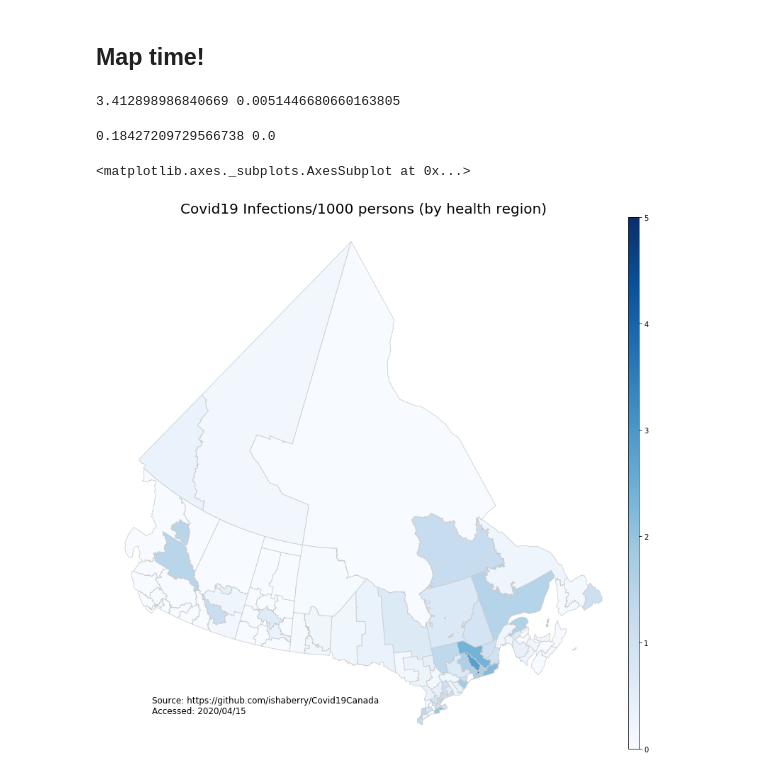
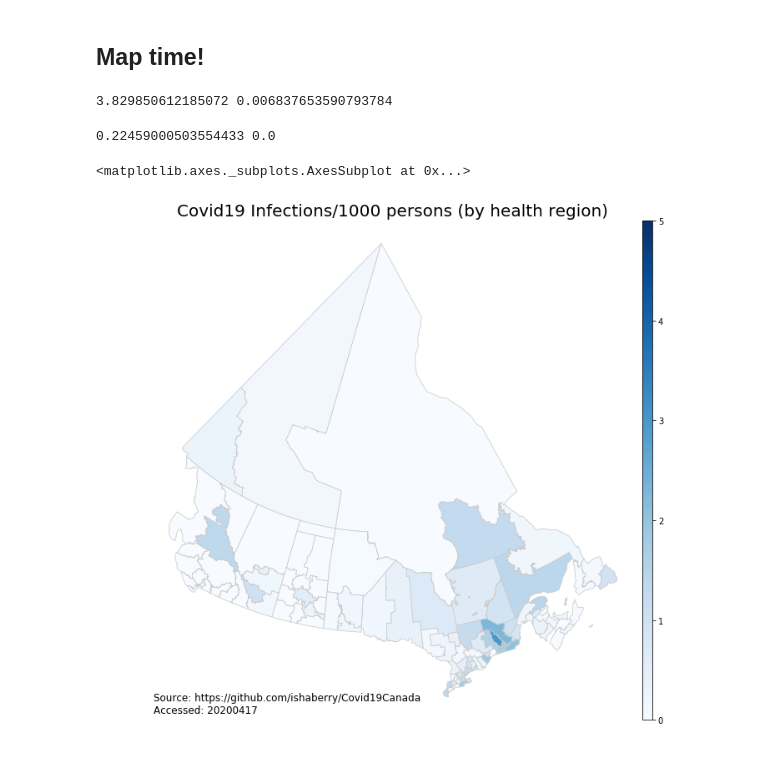
Before and after one commit to djordison/Covid_19_Choropleth_Canada, a Jupyter notebook: Mapping Covid in Canada.ipynb, the cells around one changed output. Drawn from its saved outputs; the diff is of its cells as text; code cells hidden in the pictures.

```diff
--- a/Mapping Covid in Canada.ipynb
+++ b/Mapping Covid in Canada.ipynb
@@ -42,10 +47,17 @@ mortality.csv
 # %% [markdown]
 __Covid 19 case information__
+# %%
+#Dynamic collection of most current CSV files
+mort_url = 'https://raw.githubusercontent.com/ishaberry/Covid19Canada/master/mortality.csv'
+mort = pd.read_csv(mort_url, index_col = 0)
+
+cases_url = 'https://raw.githubusercontent.com/ishaberry/Covid19Canada/master/cases.csv'
+cases = pd.read_csv(cases_url, index_col = 0)
 # %%
 #covid cases based on health region
 
-cases = pd.read_csv('cases.csv')
-mort = pd.read_csv('mortality.csv')
+#cases = pd.read_csv('cases.csv')
+#mort = pd.read_csv('mortality.csv')
 # %%
 cases.shape, mort.shape
 # %% [output]
@@ -151,3 +165,9 @@ Current case and deaths from Covid-19 broken down by health region and province.
+# %%
+#pull date for filename
+
+TodaysDate = time.strftime('%Y%m%d')
+csvfilename = 'covid_data_' + TodaysDate + '.csv'
+covid_data.to_csv(csvfilename)
 # %% [markdown]
 ### Geographic data.
 
@@ -441,43 +461,41 @@ min_inf = covid_data['CV19_infections/1000_persons'].min()
 
 print (max_inf, min_inf)
 # %% [output]
-3.412898986840669 0.0051446680660163805
+3.829850612185072 0.006837653590793784
 # %%
 max_death = covid_data['CV19_deaths/1000_persons'].max()
 min_death = covid_data['CV19_deaths/1000_persons'].min()
 
 print (max_death, min_death)
 # %% [output]
-0.18427209729566738 0.0
+0.22459000503554433 0.0
 # %%
 inf_rate = 'CV19_infections/1000_persons'
 inf_rate_max, inf_rate_min = 5.0, 0.0
 
 from mpl_toolkits.axes_grid1 import make_axes_locatable
 
 fig, ax = plt.subplots(1, figsize = (12,11))
 
-plt.tight_layout()
-
 ax.axis('off')
 ax.set_title('Covid19 Infections/1000 persons (by health region)',
             fontdict = {'fontsize': '20', 'fontweight': '3'})
 
-ax.annotate('Source: https://github.com/ishaberry/Covid19Canada \nAccessed: 2020/04/15',
+ax.annotate('Source: https://github.com/ishaberry/Covid19Canada \nAccessed: ' + TodaysDate,
            xy = (0.1,0.08), xycoords = 'figure fraction', fontsize = 12)
 
 sm1 = plt.cm.ScalarMappable(cmap = 'Blues',
                            norm = plt.Normalize(vmin=inf_rate_min,
                                                vmax=inf_rate_max))
 divider = make_axes_locatable(ax)
 cax = divider.append_axes("right", size="2%", pad=0.05)
 
 sm1._A = []
 
 cbar = fig.colorbar(sm1, cax=cax)
 
 covid_data.plot(column=inf_rate, cmap = 'Blues', linewidth = 0.8,
                 ax=ax, edgecolor='0.8')
 # %% [output]
 <matplotlib.axes._subplots.AxesSubplot at 0x...>
-[figure, old version]
+[figure, new version]
```
Also changed, not shown: parts of 19 cells of this notebook, 3 other files.
